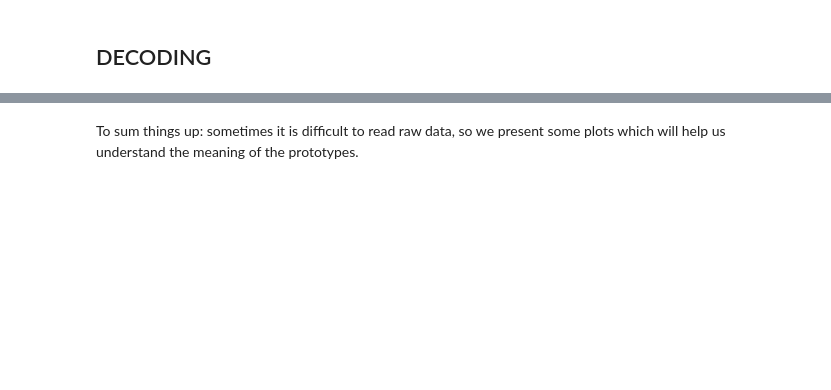
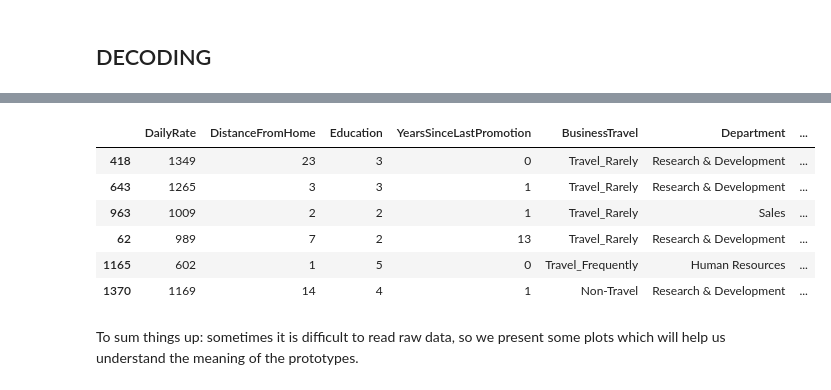
Before and after one commit to chihab4real/Explanation-Comparisons, a Jupyter notebook: mainWithPrototypes.ipynb, the cells around one changed output, grey strips where cells are left out. Drawn from its saved outputs; the diff is of its cells as text; code cells hidden in the pictures; blank space fills up the shorter version.

```diff
--- a/mainWithPrototypes.ipynb
+++ b/mainWithPrototypes.ipynb
@@ -565,4 +565,27 @@ prototypes_df.head(6)
 | 5 | 827 | 29 | 4 | 3 | 1 | Travel_Frequently | Research & Development | ... |
+# %%
+X_balanced_df = deepcopy(X_balanced)
+
+
+X_balanced_df['BusinessTravel'] = decode_one_hot(X_balanced_df, categories_1)
+X_balanced_df['Department'] = decode_one_hot(X_balanced_df, categories_2)
+X_balanced_df['EducationField'] = decode_one_hot(X_balanced_df, categories_3)
+X_balanced_df['Gender'] = decode_one_hot(X_balanced_df, categories_4)
+X_balanced_df['AgeGroup'] = decode_one_hot(X_balanced_df, categories_5)
+
+
+X_balanced_df = X_balanced_df.drop(columns=categories_1+categories_2+categories_3+categories_4+categories_5)
+
+
+X_balanced_df.head(6)
+# %% [output]
+|  | DailyRate | DistanceFromHome | Education | YearsSinceLastPromotion | BusinessTravel | Department | ... |
+| 418 | 1349 | 23 | 3 | 0 | Travel_Rarely | Research & Development | ... |
+| 643 | 1265 | 3 | 3 | 1 | Travel_Rarely | Research & Development | ... |
+| 963 | 1009 | 2 | 2 | 1 | Travel_Rarely | Sales | ... |
+| 62 | 989 | 7 | 2 | 13 | Travel_Rarely | Research & Development | ... |
+| 1165 | 602 | 1 | 5 | 0 | Travel_Frequently | Human Resources | ... |
+| 1370 | 1169 | 14 | 4 | 1 | Non-Travel | Research & Development | ... |
 # %% [markdown]
 To sum things up:
 sometimes it is difficult to read raw data, so we present some plots which will help us understand the meaning of the prototypes.
```
Also changed, not shown: parts of 26 cells of this notebook.
